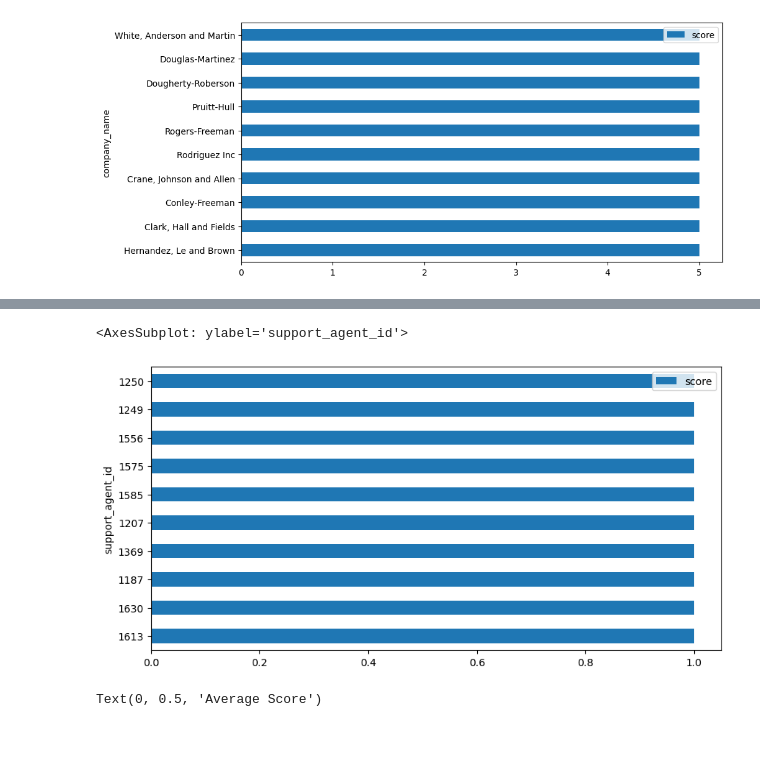
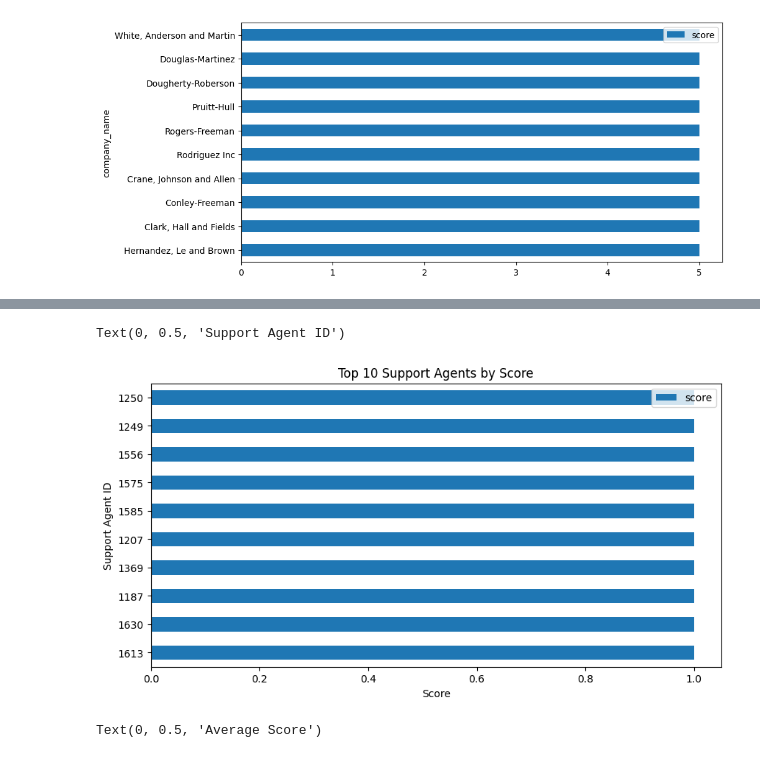
Before and after one commit to vlntn-t/nps_data_analysis, a Jupyter notebook: nps_analysis.ipynb, the cells around one changed output, grey strips where cells are left out. Cells and saved outputs as stored; diff of their text form; code cells hidden in the pictures.

```diff
--- a/nps_analysis.ipynb
+++ b/nps_analysis.ipynb
@@ -67,20 +70,23 @@ agent_score_group.head(10).plot(kind='barh', figsize=(10, 5))
 # %%
 # Convert the started_at and closed_at column to datetime
 df['started_at'] = pd.to_datetime(df['started_at'])
 df['closed_at'] = pd.to_datetime(df['closed_at'])
 df['duration'] = df['closed_at'] - df['started_at']
 # Convert the duration column to hours
 df['duration'] = df['duration'].astype('timedelta64[h]')
 
 # Group the dataframe by support_agent_id and calculate the mean of the duration column
 agent_duration_group = df.groupby('support_agent_id').mean().reset_index()
 # Sort the dataframe by the duration column
 agent_duration_group = agent_duration_group.sort_values(by='duration', ascending=True).reset_index(drop=True)
 
 agent_score_group.head(10).plot(kind='barh', figsize=(10, 5))
+plt.title('Top 10 Support Agents by Score')
+plt.xlabel('Score')
+plt.ylabel('Support Agent ID')
 # %% [output]
-<AxesSubplot: ylabel='support_agent_id'>
+Text(0, 0.5, 'Support Agent ID')
-[figure, old version]
+[figure, new version]
 # %%
 # group the created_at column by month and year
 df['created_at'] = pd.to_datetime(df['created_at'])
```
Also changed, not shown: parts of 2 cells of this notebook.
